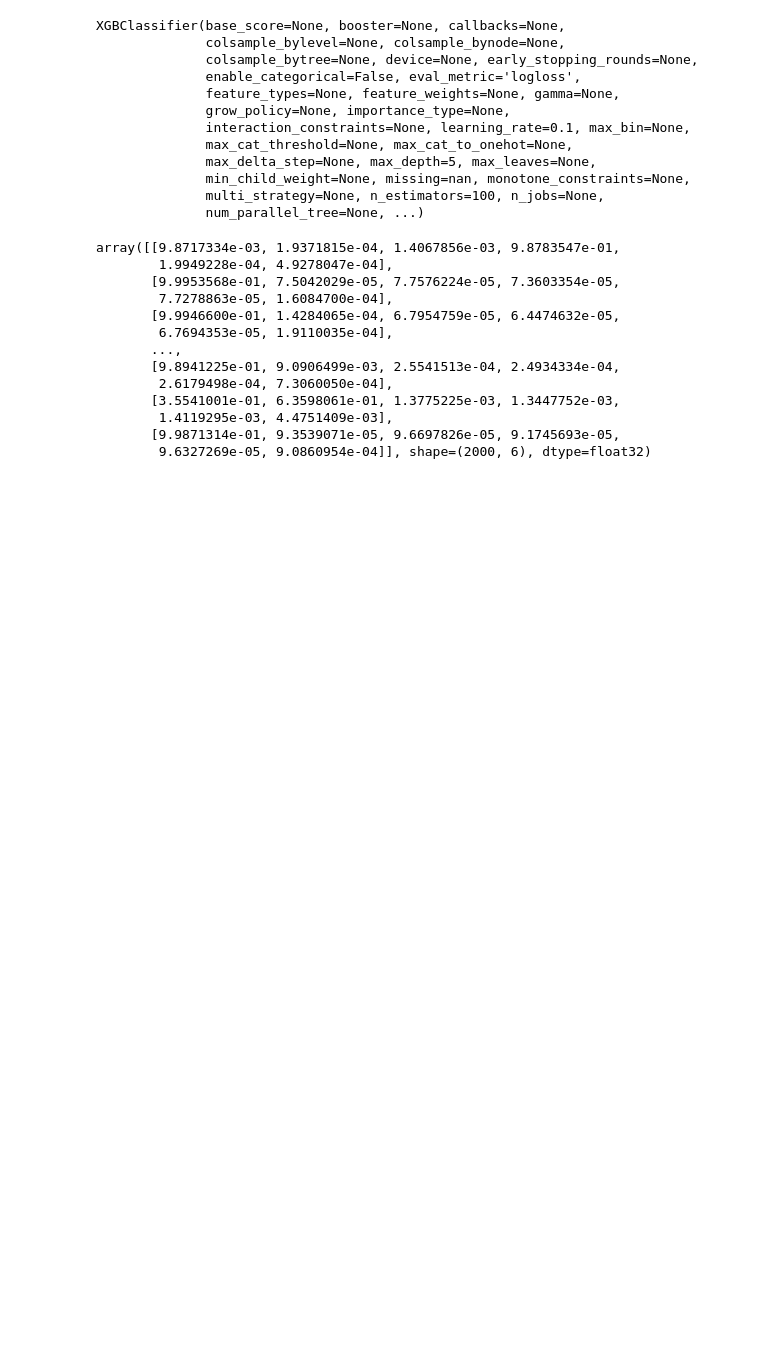
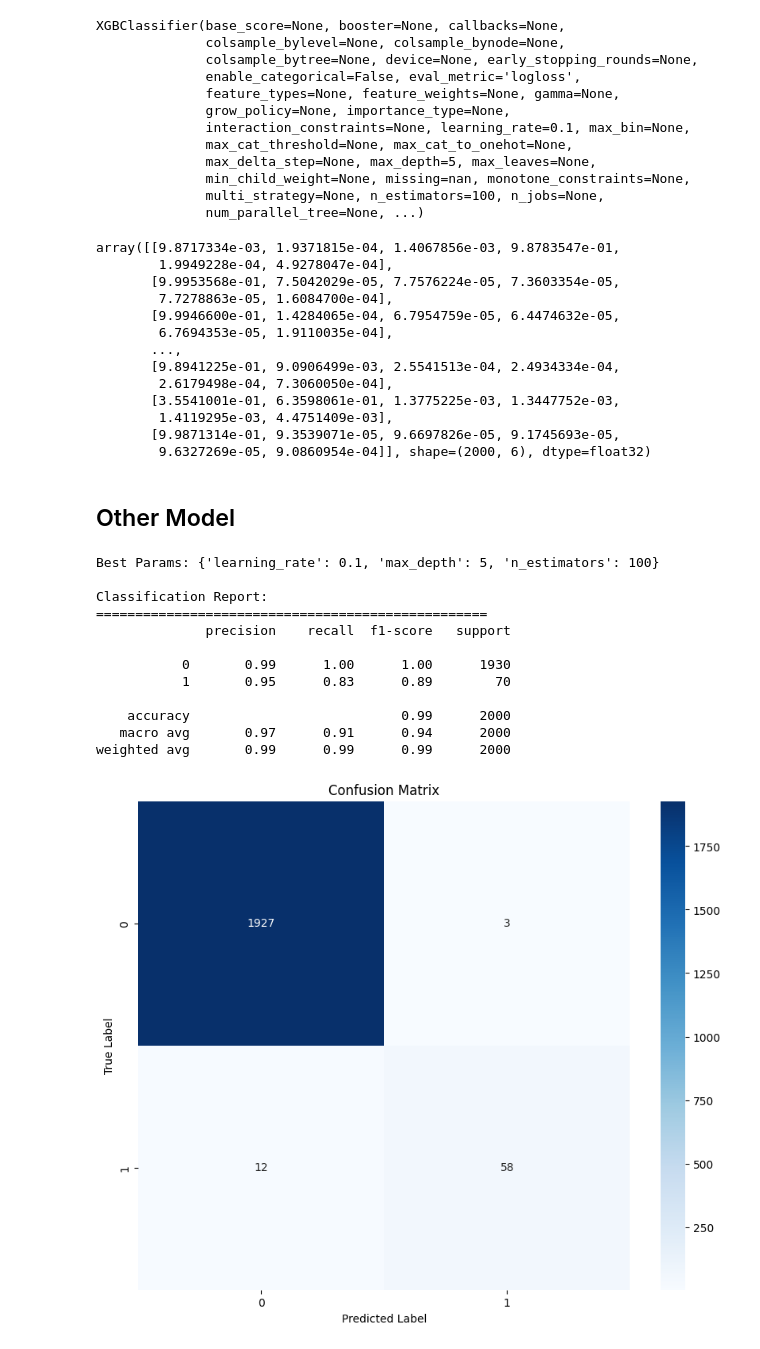
Before and after one commit to sean50311/MDS-project, a Jupyter notebook: best_predictive_model.ipynb, the cells around one changed output. Drawn from its saved outputs; the diff is of its cells as text; code cells hidden in the pictures; blank space fills up the shorter version.

```diff
--- a/best_predictive_model.ipynb
+++ b/best_predictive_model.ipynb
@@ -116,3 +116,5 @@ array([[9.8717334e-03, 1.9371815e-04, 1.4067856e-03, 9.8783547e-01,
         1.4119295e-03, 4.4751409e-03],
        [9.9871314e-01, 9.3539071e-05, 9.6697826e-05, 9.1745693e-05,
         9.6327269e-05, 9.0860954e-04]], shape=(2000, 6), dtype=float32)
+# %% [markdown]
+## Other Model
@@ -118,0 +126,16 @@ array([[9.8717334e-03, 1.9371815e-04, 1.4067856e-03, 9.8783547e-01,
+# %%
+ffill_mean_bin_model = specific_model_evaluation(best_model, best_model_params_grid, X_train_bin, X_test_bin, y_train_bin, y_test_bin, task='binary')
+# %% [output]
+Best Params: {'learning_rate': 0.1, 'max_depth': 5, 'n_estimators': 100}
+
+Classification Report:
+==================================================
+              precision    recall  f1-score   support
+
+           0       0.99      1.00      1.00      1930
+           1       0.95      0.83      0.89        70
+
+    accuracy                           0.99      2000
+   macro avg       0.97      0.91      0.94      2000
+weighted avg       0.99      0.99      0.99      2000
+[figure, added]
```
Also changed, not shown: parts of 4 cells of this notebook.
